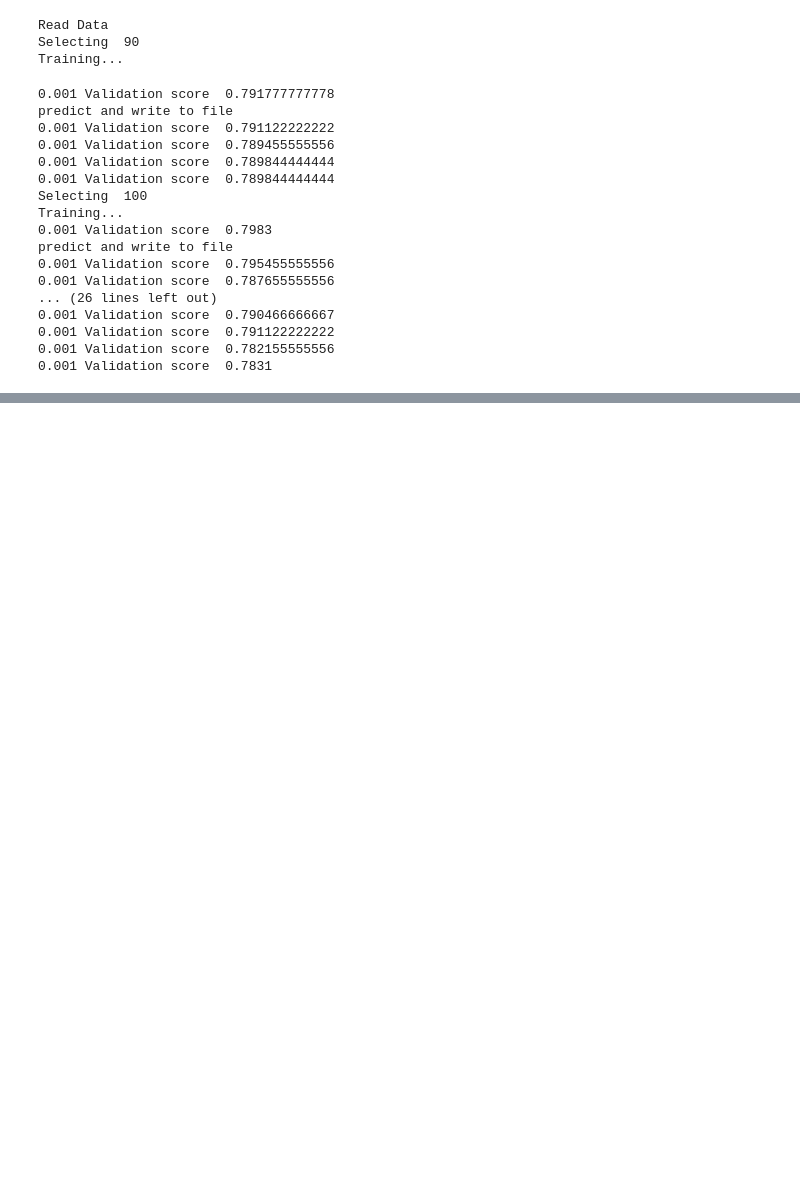
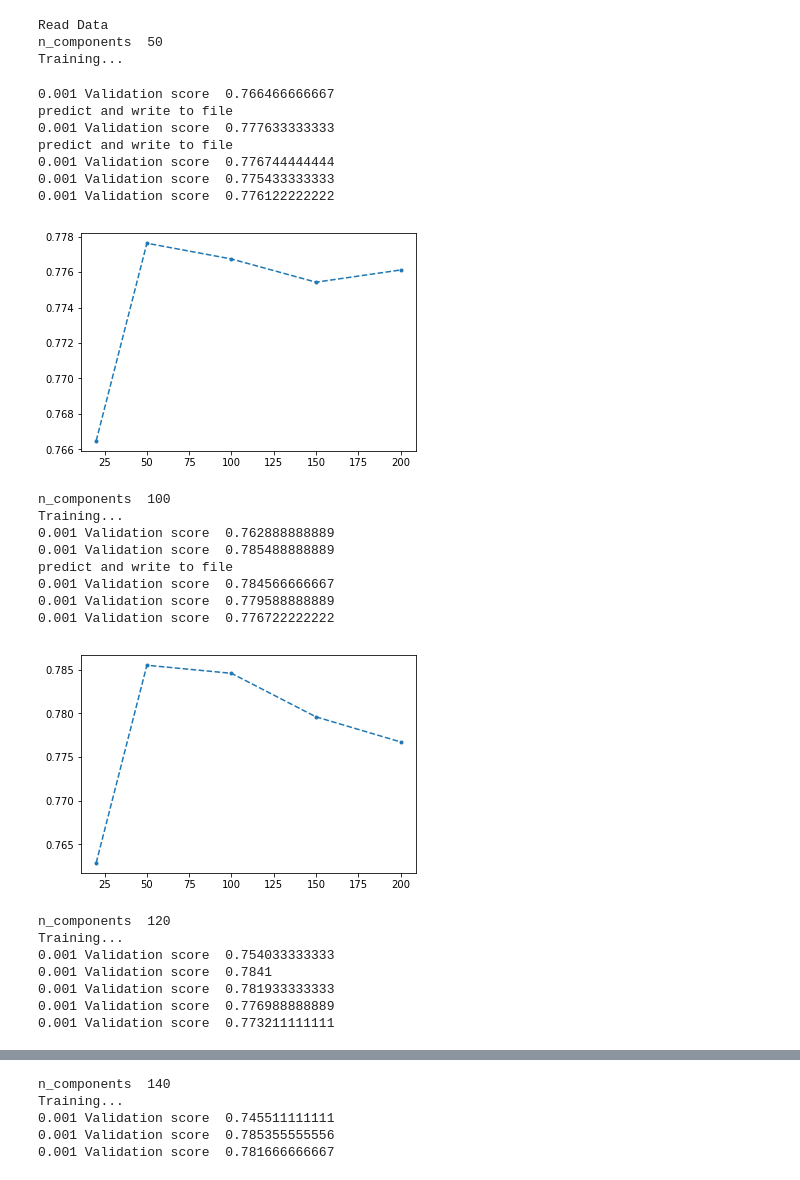
Before and after one commit to sunshine-syz/MachineLearingProject, a Jupyter notebook: NeuralNetwork.ipynb, the cells around one changed output, grey strips where cells are left out. Drawn from its saved outputs; the diff is of its cells as text; code cells hidden in the pictures; blank space fills up the shorter version.

```diff
--- a/NeuralNetwork.ipynb
+++ b/NeuralNetwork.ipynb
@@ -66,6 +87,7 @@ import csv
 
 from sklearn.neural_network import MLPClassifier
 from sklearn.feature_selection import SelectKBest
+from sklearn.decomposition import PCA
 
 print('Read Data')
 # Read train file
@@ -76,54 +98,67 @@ trainLabel = numpy.genfromtxt("trainLabel.csv", delimiter=',')
 un_testX = numpy.genfromtxt("validationFeatures.csv", delimiter=',')
 n_testX = un_testX / un_trainX.max(axis=0)
 testLabel = numpy.genfromtxt("validationLabel.csv", delimiter=',')
 # Read test file
 un_testdata = numpy.genfromtxt("test.csv", delimiter=',')
 n_testdata = un_testdata / un_trainX.max(axis=0)
 
 # Select features
-k = [90,100,110,120,130,140]
+k = [50,100,120,140]
 max = 0
 for j in range(len(k)):
-    print('Selecting ', k[j])
-    selection = SelectKBest(k=k[j]).fit(n_trainX, trainLabel)
-    n_trainX_new = selection.transform(n_trainX)
-    n_testX_new = selection.transform(n_testX)
-    n_testdata_new = selection.transform(n_testdata)
+    print('n_components ', k[j])
+    pca = PCA(n_components=k[j], svd_solver='randomized',
+              whiten=True)
+    pca.fit(n_trainX, trainLabel)
+    n_trainX_new = pca.transform(n_trainX)
+    n_testX_new = pca.transform(n_testX)
+    n_testdata_new = pca.transform(n_testdata)
+
 
     print('Training...')
-    iter = [40,60,80,100,150]
+    iter = [20,50,100,150,200]
     score = []
     for i in range(len(iter)):
         mlp = MLPClassifier(verbose=0, random_state=0, max_iter=iter[i],
-                            solver='adam', learning_rate_init=0.001)
+                            solver='adam', learning_rate_init=0.0001,alpha=0.0001)
 
 
         mlp.fit(n_trainX_new, trainLabel)
         score.append(mlp.score(n_testX_new, testLabel))
         print('0.001 Validation score ', score[i])
         if (score[i] > max):
             max = score[i]
             print('predict and write to file')
             result = mlp.predict(n_testdata_new)
             numpy.savetxt('result.csv', result, delimiter=',', fmt='%d')
+
+    plt.plot(iter, score, '--.')
+    plt.show()
 # %% [output]
 Read Data
-Selecting  90
+n_components  50
 Training...
-0.001 Validation score  0.791777777778
+0.001 Validation score  0.766466666667
 predict and write to file
-0.001 Validation score  0.791122222222
-0.001 Validation score  0.789455555556
-0.001 Validation score  0.789844444444
-0.001 Validation score  0.789844444444
-Selecting  100
-Training...
-0.001 Validation score  0.7983
+0.001 Validation score  0.777633333333
 predict and write to file
-0.001 Validation score  0.795455555556
-0.001 Validation score  0.787655555556
-... (26 lines left out)
-0.001 Validation score  0.790466666667
-0.001 Validation score  0.791122222222
-0.001 Validation score  0.782155555556
-0.001 Validation score  0.7831
+0.001 Validation score  0.776744444444
+0.001 Validation score  0.775433333333
+0.001 Validation score  0.776122222222
+[figure, added]
+n_components  100
+Training...
+0.001 Validation score  0.762888888889
+0.001 Validation score  0.785488888889
+predict and write to file
+0.001 Validation score  0.784566666667
+0.001 Validation score  0.779588888889
+0.001 Validation score  0.776722222222
+[figure, added]
+n_components  120
+Training...
+0.001 Validation score  0.754033333333
+0.001 Validation score  0.7841
+0.001 Validation score  0.781933333333
+0.001 Validation score  0.776988888889
+0.001 Validation score  0.773211111111
@@ -129,0 +166,5 @@ predict and write to file
+n_components  140
+Training...
+0.001 Validation score  0.745511111111
+0.001 Validation score  0.785355555556
+0.001 Validation score  0.781666666667
```
Also changed, not shown: parts of 2 cells of this notebook.
